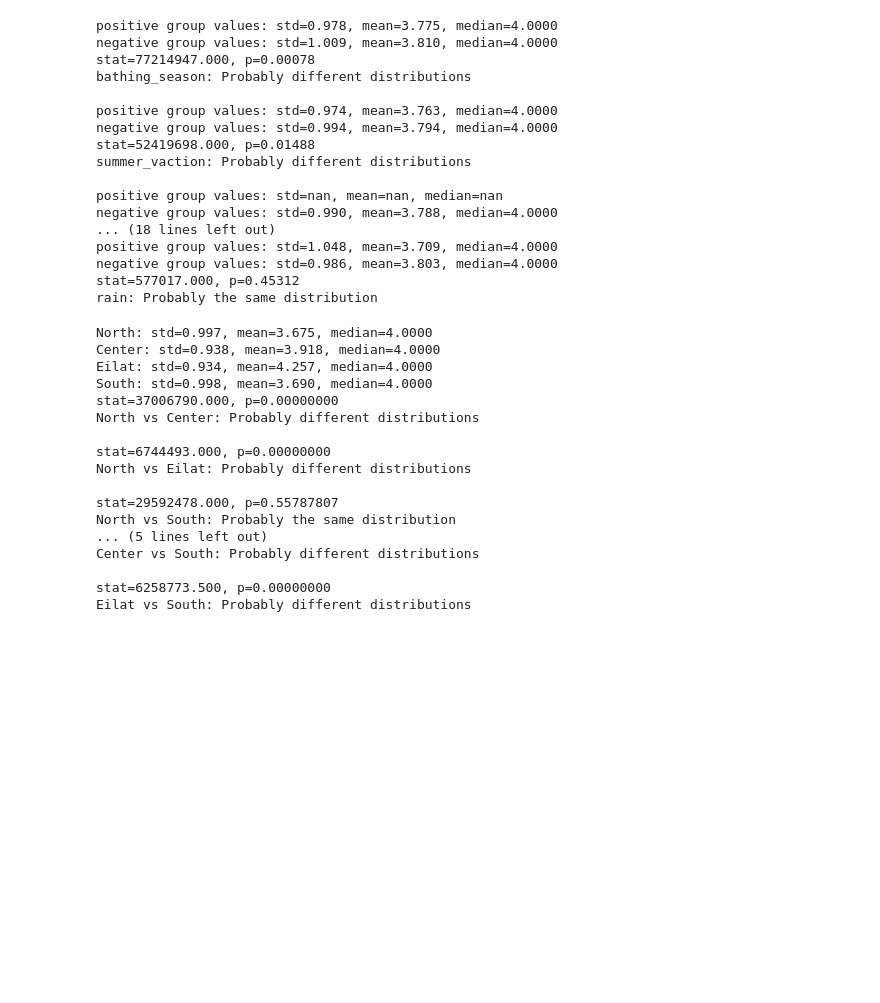
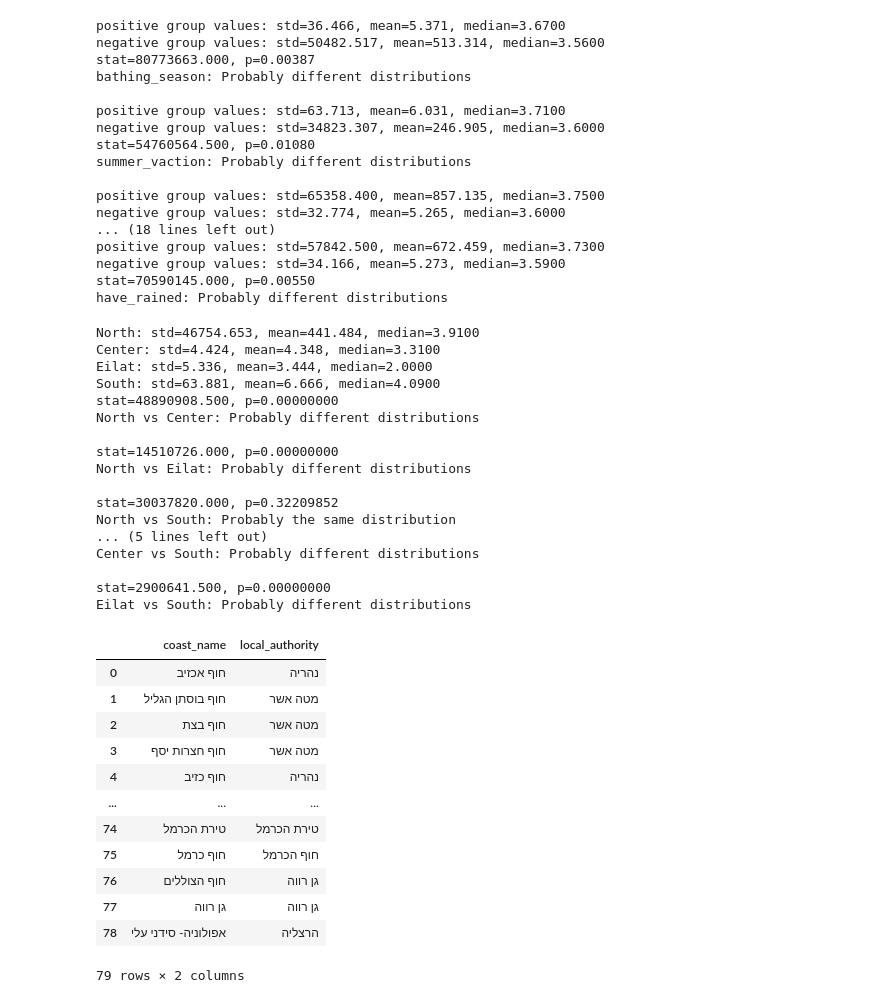
Before and after one commit to LiaCohn/clean-coasts, a Jupyter notebook: statistics/tests.ipynb, the cells around one changed output. Saved outputs shown, nothing was run; the diff lists cells and outputs as text; code cells hidden in the pictures; blank space fills up the shorter version.

```diff
--- a/statistics/tests.ipynb
+++ b/statistics/tests.ipynb
@@ -17,9 +17,9 @@ df.head()
 # %%
-cols_to_test = ['bathing_season', 'summer_vaction','winter','nature','river','military','rain']
+cols_to_test = ['bathing_season', 'summer_vaction','winter','nature','river','military','have_rained']
 for col in cols_to_test:
-    negative = df.loc[(df[col] == 0)][['test_result']].dropna()
-    positive = df.loc[(df[col] == 1)][['test_result']].dropna()
-    stat, p = stats.mannwhitneyu(positive.test_result, negative.test_result,alternative='two-sided')
+    negative = df.loc[(df[col] == 0)][['test_result_num']].dropna()
+    positive = df.loc[(df[col] == 1)][['test_result_num']].dropna()
+    stat, p = stats.mannwhitneyu(positive.test_result_num, negative.test_result_num,alternative='two-sided')
     std_0,mean_0,median_0 = negative.std(),negative.mean(),negative.median()
     std_1,mean_1,median_1 = positive.std(),positive.mean(),positive.median()
 
@@ -32,26 +32,26 @@ for col in cols_to_test:
     else:
         print(f"""{col}: Probably different distributions"""+'\n')
 # %% [output]
-positive group values: std=0.978, mean=3.775, median=4.0000
-negative group values: std=1.009, mean=3.810, median=4.0000
-stat=77214947.000, p=0.00078
+positive group values: std=36.466, mean=5.371, median=3.6700
+negative group values: std=50482.517, mean=513.314, median=3.5600
+stat=80773663.000, p=0.00387
 bathing_season: Probably different distributions
 
-positive group values: std=0.974, mean=3.763, median=4.0000
-negative group values: std=0.994, mean=3.794, median=4.0000
-stat=52419698.000, p=0.01488
+positive group values: std=63.713, mean=6.031, median=3.7100
+negative group values: std=34823.307, mean=246.905, median=3.6000
+stat=54760564.500, p=0.01080
 summer_vaction: Probably different distributions
 
-positive group values: std=nan, mean=nan, median=nan
-negative group values: std=0.990, mean=3.788, median=4.0000
+positive group values: std=65358.400, mean=857.135, median=3.7500
+negative group values: std=32.774, mean=5.265, median=3.6000
 ... (18 lines left out)
-positive group values: std=1.048, mean=3.709, median=4.0000
-negative group values: std=0.986, mean=3.803, median=4.0000
-stat=577017.000, p=0.45312
-rain: Probably the same distribution
+positive group values: std=57842.500, mean=672.459, median=3.7300
+negative group values: std=34.166, mean=5.273, median=3.5900
+stat=70590145.000, p=0.00550
+have_rained: Probably different distributions
 # %%
 areas = df['Area'].unique()
-areas_dict = {x:list(df.loc[(df['Area'] == x)]['test_result']) for x in areas}
+areas_dict = {x:list(df.loc[(df['Area'] == x)]['test_result_num']) for x in areas}
 [print(f"{area}: std=%.3f, mean=%.3f, median=%.4f"
        %(np.std(areas_dict[area]), np.mean(areas_dict[area]),np.median(areas_dict[area]))) for area in areas_dict.keys()]
 
@@ -73,20 +73,38 @@ for i in range(len(areas) - 1):
             else:
                 print(f"""{areas[i]} vs {areas[j]}: Probably different distributions"""+'\n')
 # %% [output]
-North: std=0.997, mean=3.675, median=4.0000
-Center: std=0.938, mean=3.918, median=4.0000
-Eilat: std=0.934, mean=4.257, median=4.0000
-South: std=0.998, mean=3.690, median=4.0000
-stat=37006790.000, p=0.00000000
+North: std=46754.653, mean=441.484, median=3.9100
+Center: std=4.424, mean=4.348, median=3.3100
+Eilat: std=5.336, mean=3.444, median=2.0000
+South: std=63.881, mean=6.666, median=4.0900
+stat=48890908.500, p=0.00000000
 North vs Center: Probably different distributions
 
-stat=6744493.000, p=0.00000000
+stat=14510726.000, p=0.00000000
 North vs Eilat: Probably different distributions
 
-stat=29592478.000, p=0.55787807
+stat=30037820.000, p=0.32209852
 North vs South: Probably the same distribution
 ... (5 lines left out)
 Center vs South: Probably different distributions
 
-stat=6258773.500, p=0.00000000
+stat=2900641.500, p=0.00000000
 Eilat vs South: Probably different distributions
+# %%
+authorities = pd.read_excel("../authorities.xlsx")
+authorities = authorities[['coast_name','local_authority']]
+authorities
+# %% [output]
+|  | coast_name | local_authority |
+| 0 | חוף אכזיב | נהריה |
+| 1 | חוף בוסתן הגליל | מטה אשר |
+| 2 | חוף בצת | מטה אשר |
+| 3 | חוף חצרות יסף | מטה אשר |
+| 4 | חוף כזיב | נהריה |
+| ... | ... | ... |
+| 74 | טירת הכרמל | טירת הכרמל |
+| 75 | חוף כרמל | חוף הכרמל |
+| 76 | חוף הצוללים | גן רווה |
+| 77 | גן רווה | גן רווה |
+| 78 | אפולוניה- סידני עלי | הרצליה |
+79 rows × 2 columns
```
Also changed, not shown: parts of 3 cells of this notebook, 4 other files.
